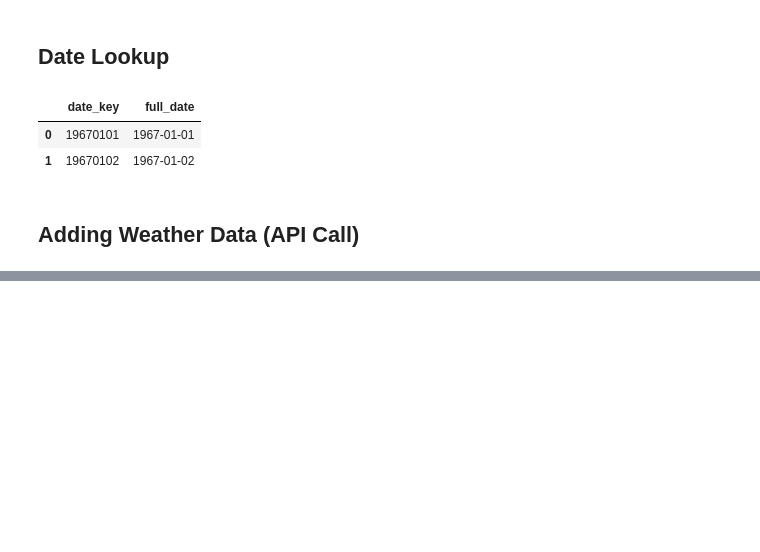
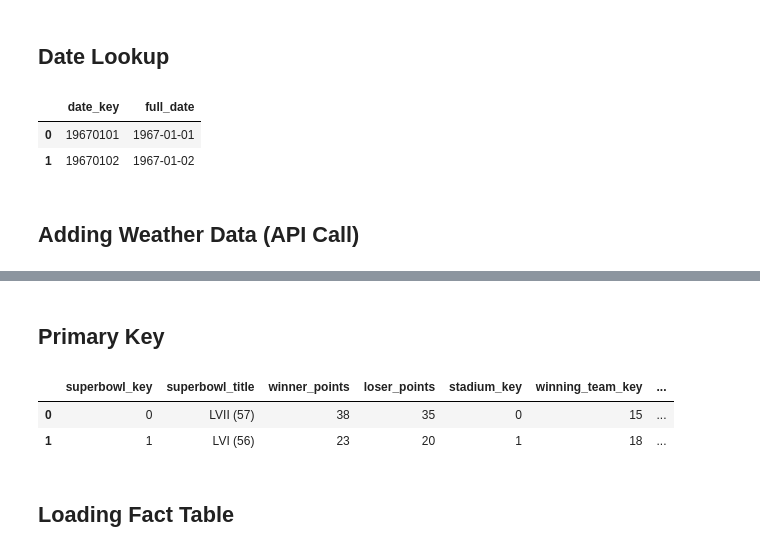
Before and after one commit to SeBorromeo/DS-project1-superbowls, a Jupyter notebook: Project-1.ipynb, the cells around one changed output, grey strips where cells are left out. Drawn from its saved outputs; the diff is of its cells as text; code cells hidden in the pictures; blank space fills up the shorter version.

```diff
--- a/Project-1.ipynb
+++ b/Project-1.ipynb
@@ -355,0 +358,11 @@ df_superbowls.head(2)
+# %% [markdown]
+## Primary Key
+# %%
+df_superbowls.insert(0, 'superbowl_key', numpy.arange(df_superbowls.shape[0]))
+df_superbowls.head(2)
+# %% [output]
+|  | superbowl_key | superbowl_title | winner_points | loser_points | stadium_key | winning_team_key | ... |
+| 0 | 0 | LVII (57) | 38 | 35 | 0 | 15 | ... |
+| 1 | 1 | LVI (56) | 23 | 20 | 1 | 18 | ... |
+# %% [markdown]
+## Loading Fact Table
```
Also changed, not shown: parts of 17 cells of this notebook.
